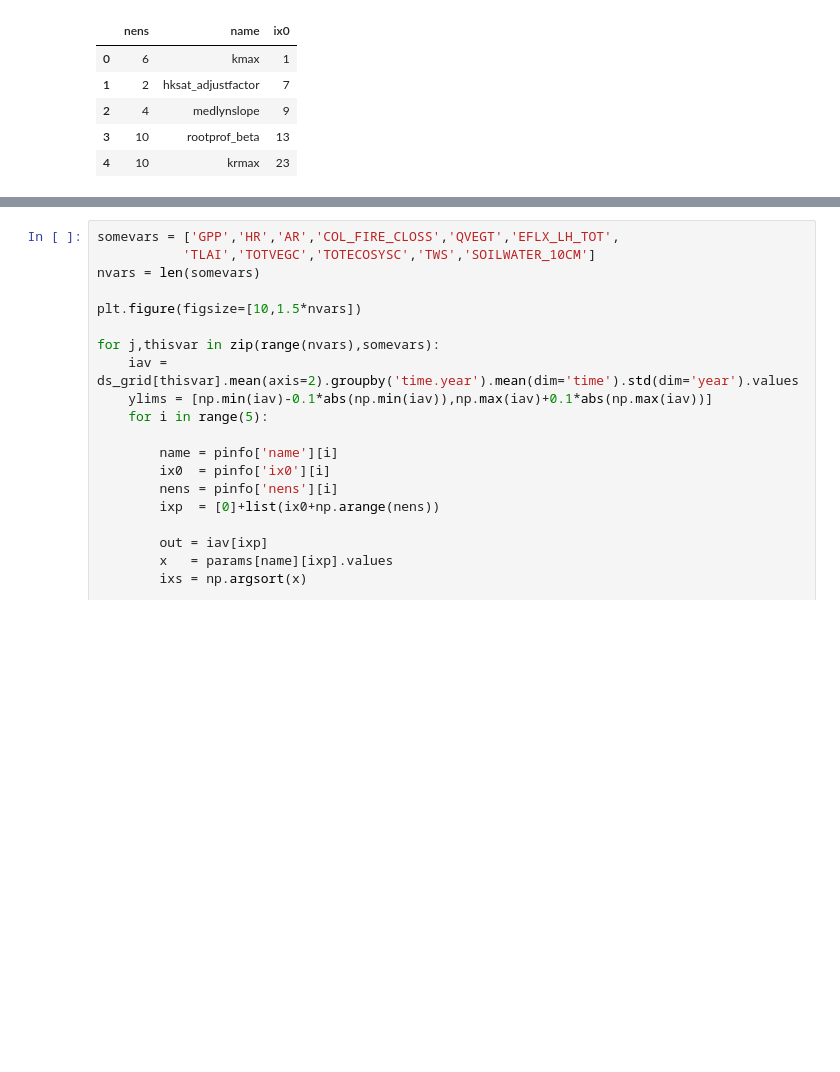
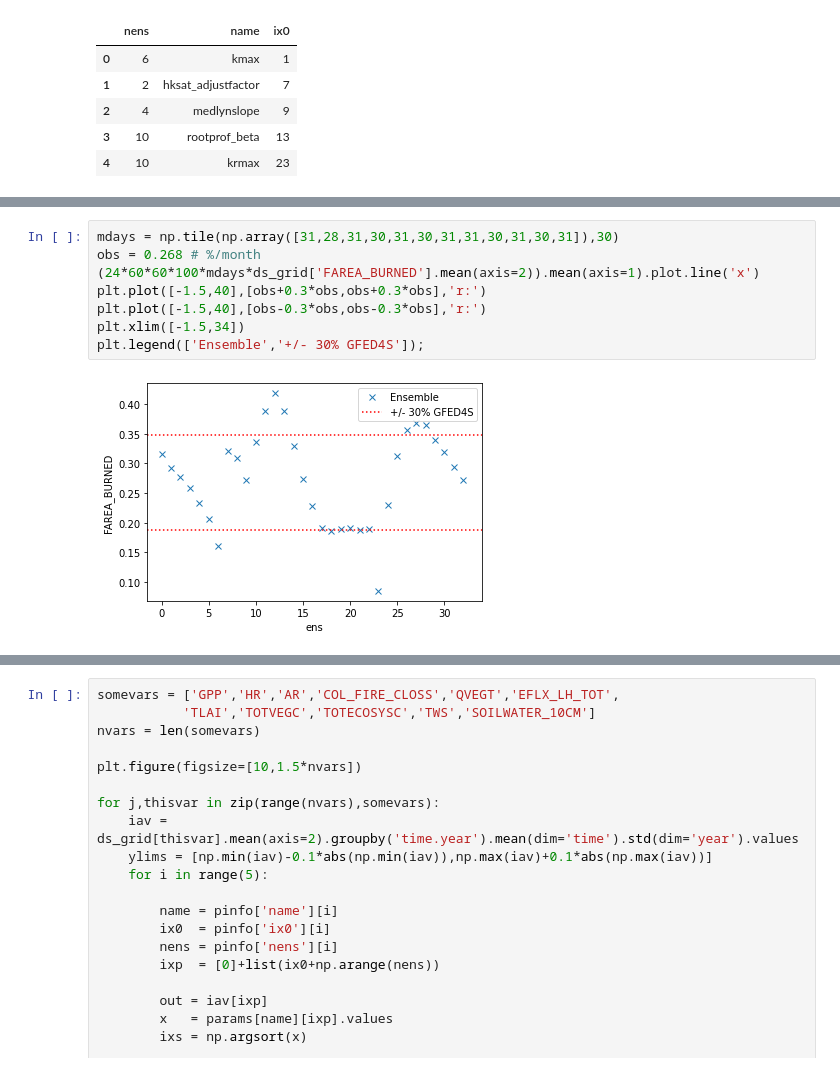
Before and after one commit to djk2120/CLM5PPE, a Jupyter notebook: pyth/mini_ens-DK.ipynb, the cells around one changed output, grey strips where cells are left out. Cells and saved outputs as stored; diff of their text form; blank space fills up the shorter version.

```diff
--- a/pyth/mini_ens-DK.ipynb
+++ b/pyth/mini_ens-DK.ipynb
@@ -277,3 +291,13 @@ ds_grid['GPP'].mean(axis=[1,2]).plot.line('x');
+# %%
+mdays = np.tile(np.array([31,28,31,30,31,30,31,31,30,31,30,31]),30)
+obs = 0.268 # %/month
+(24*60*60*100*mdays*ds_grid['FAREA_BURNED'].mean(axis=2)).mean(axis=1).plot.line('x')
+plt.plot([-1.5,40],[obs+0.3*obs,obs+0.3*obs],'r:')
+plt.plot([-1.5,40],[obs-0.3*obs,obs-0.3*obs],'r:')
+plt.xlim([-1.5,34])
+plt.legend(['Ensemble','+/- 30% GFED4S']);
+# %% [output]
+[figure, added]
 # %%
 somevars = ['GPP','HR','AR','COL_FIRE_CLOSS','QVEGT','EFLX_LH_TOT',
            'TLAI','TOTVEGC','TOTECOSYSC','TWS','SOILWATER_10CM']
```
Also changed, not shown: parts of 8 cells of this notebook, 4 other files.
